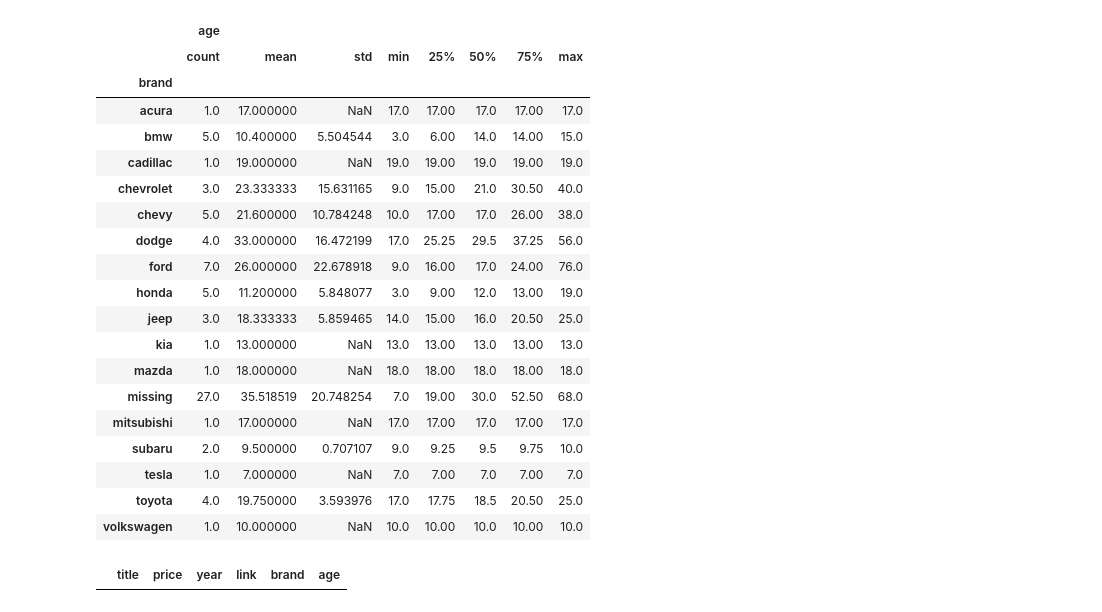
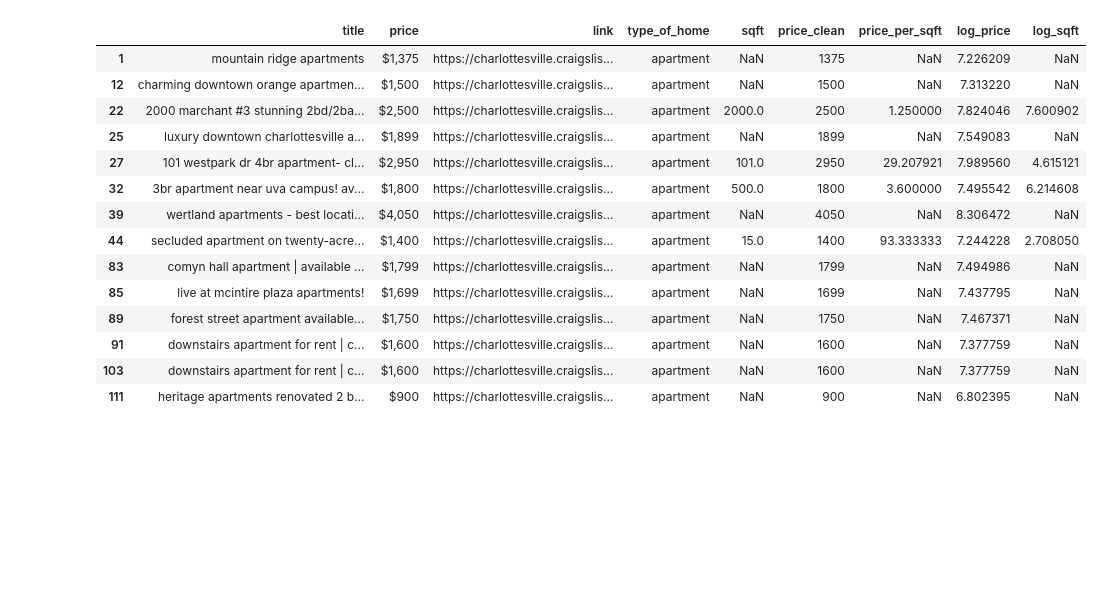
Before and after one commit to pratistha-dhungana/wrangling, a Jupyter notebook: lab/just_code.ipynb, the cells around one changed output. Saved outputs shown, nothing was run; the diff lists cells and outputs as text; code cells hidden in the pictures; blank space fills up the shorter version.

```diff
--- a/lab/just_code.ipynb
+++ b/lab/just_code.ipynb
@@ -69,11 +39,0 @@ Error processing a listing: name 'housing_types' is not defined
-# %%
-## Wrangle the data
-df = pd.DataFrame.from_dict(data)
-df['price'] = df['price'].str.replace('$','')
-df['price'] = df['price'].str.replace(',','')
-df['price'] = pd.to_numeric(df['price'],errors='coerce')
-df['year'] = pd.to_numeric(df['year'],errors='coerce')
-df['age'] = 2025-df['year']
-print(df.shape)
-df.to_csv('craigslist_cville_cars.csv')
-df.head()
@@ -186,0 +56,17 @@ Name: age, dtype: float64
+# %%
+# Recalculate price per sqft
+df['sqft'] = df['title'].str.extract(r'(\d{2,5})\s*(sq.?ft|sf|ft²|ft\^2)?', expand=False)[0]
+df['sqft'] = pd.to_numeric(df['sqft'], errors='coerce')
+
+# Clean price column
+df['price_clean'] = pd.to_numeric(df['price'].astype(str).str.replace('$', '').str.replace(',', ''), errors='coerce')
+
+df['price_per_sqft'] = df['price_clean'] / df['sqft']
+
+# Recalculate logs after correct sqft
+df['log_price'] = np.log(df['price_clean'].replace(0, np.nan))
+df['log_sqft'] = np.log(df['sqft'].replace(0, np.nan))
+df['log_price'] = df['log_price'].replace([np.inf, -np.inf], np.nan)
+df['log_sqft'] = df['log_sqft'].replace([np.inf, -np.inf], np.nan)
+
+df.head(10)
@@ -211,28 +114,18 @@ df.loc[:,['price','brand']].groupby('brand').describe()
-# %%
-# Age by brand:
-df.loc[:,['age','brand']].groupby('brand').describe()
-# %% [output]
-|  | age |  |  |  |  |  |  |  |
-|  | count | mean | std | min | 25% | 50% | 75% | max |
-| brand |  |  |  |  |  |  |  |  |
-| acura | 1.0 | 17.000000 | NaN | 17.0 | 17.00 | 17.0 | 17.00 | 17.0 |
-| bmw | 5.0 | 10.400000 | 5.504544 | 3.0 | 6.00 | 14.0 | 14.00 | 15.0 |
-| cadillac | 1.0 | 19.000000 | NaN | 19.0 | 19.00 | 19.0 | 19.00 | 19.0 |
-| chevrolet | 3.0 | 23.333333 | 15.631165 | 9.0 | 15.00 | 21.0 | 30.50 | 40.0 |
-| chevy | 5.0 | 21.600000 | 10.784248 | 10.0 | 17.00 | 17.0 | 26.00 | 38.0 |
-| dodge | 4.0 | 33.000000 | 16.472199 | 17.0 | 25.25 | 29.5 | 37.25 | 56.0 |
-| ford | 7.0 | 26.000000 | 22.678918 | 9.0 | 16.00 | 17.0 | 24.00 | 76.0 |
-| honda | 5.0 | 11.200000 | 5.848077 | 3.0 | 9.00 | 12.0 | 13.00 | 19.0 |
-| jeep | 3.0 | 18.333333 | 5.859465 | 14.0 | 15.00 | 16.0 | 20.50 | 25.0 |
-| kia | 1.0 | 13.000000 | NaN | 13.0 | 13.00 | 13.0 | 13.00 | 13.0 |
-| mazda | 1.0 | 18.000000 | NaN | 18.0 | 18.00 | 18.0 | 18.00 | 18.0 |
-| missing | 27.0 | 35.518519 | 20.748254 | 7.0 | 19.00 | 30.0 | 52.50 | 68.0 |
-| mitsubishi | 1.0 | 17.000000 | NaN | 17.0 | 17.00 | 17.0 | 17.00 | 17.0 |
-| subaru | 2.0 | 9.500000 | 0.707107 | 9.0 | 9.25 | 9.5 | 9.75 | 10.0 |
-| tesla | 1.0 | 7.000000 | NaN | 7.0 | 7.00 | 7.0 | 7.00 | 7.0 |
-| toyota | 4.0 | 19.750000 | 3.593976 | 17.0 | 17.75 | 18.5 | 20.50 | 25.0 |
-| volkswagen | 1.0 | 10.000000 | NaN | 10.0 | 10.00 | 10.0 | 10.00 | 10.0 |
 # %%
-df.loc[ df['brand']=='audi',:]
+df.loc[df['type_of_home'] == 'apartment', :]
 # %% [output]
-|  | title | price | year | link | brand | age |
+|  | title | price | link | type_of_home | sqft | price_clean | price_per_sqft | log_price | log_sqft |
+| 1 | mountain ridge apartments | $1,375 | https://charlottesville.craigslis... | apartment | NaN | 1375 | NaN | 7.226209 | NaN |
+| 12 | charming downtown orange apartmen... | $1,500 | https://charlottesville.craigslis... | apartment | NaN | 1500 | NaN | 7.313220 | NaN |
+| 22 | 2000 marchant #3 stunning 2bd/2ba... | $2,500 | https://charlottesville.craigslis... | apartment | 2000.0 | 2500 | 1.250000 | 7.824046 | 7.600902 |
+| 25 | luxury downtown charlottesville a... | $1,899 | https://charlottesville.craigslis... | apartment | NaN | 1899 | NaN | 7.549083 | NaN |
+| 27 | 101 westpark dr 4br apartment- cl... | $2,950 | https://charlottesville.craigslis... | apartment | 101.0 | 2950 | 29.207921 | 7.989560 | 4.615121 |
+| 32 | 3br apartment near uva campus! av... | $1,800 | https://charlottesville.craigslis... | apartment | 500.0 | 1800 | 3.600000 | 7.495542 | 6.214608 |
+| 39 | wertland apartments - best locati... | $4,050 | https://charlottesville.craigslis... | apartment | NaN | 4050 | NaN | 8.306472 | NaN |
+| 44 | secluded apartment on twenty-acre... | $1,400 | https://charlottesville.craigslis... | apartment | 15.0 | 1400 | 93.333333 | 7.244228 | 2.708050 |
+| 83 | comyn hall apartment | available ... | $1,799 | https://charlottesville.craigslis... | apartment | NaN | 1799 | NaN | 7.494986 | NaN |
+| 85 | live at mcintire plaza apartments! | $1,699 | https://charlottesville.craigslis... | apartment | NaN | 1699 | NaN | 7.437795 | NaN |
+| 89 | forest street apartment available... | $1,750 | https://charlottesville.craigslis... | apartment | NaN | 1750 | NaN | 7.467371 | NaN |
+| 91 | downstairs apartment for rent | c... | $1,600 | https://charlottesville.craigslis... | apartment | NaN | 1600 | NaN | 7.377759 | NaN |
+| 103 | downstairs apartment for rent | c... | $1,600 | https://charlottesville.craigslis... | apartment | NaN | 1600 | NaN | 7.377759 | NaN |
+| 111 | heritage apartments renovated 2 b... | $900 | https://charlottesville.craigslis... | apartment | NaN | 900 | NaN | 6.802395 | NaN |
```
Also changed, not shown: parts of 24 cells of this notebook.
